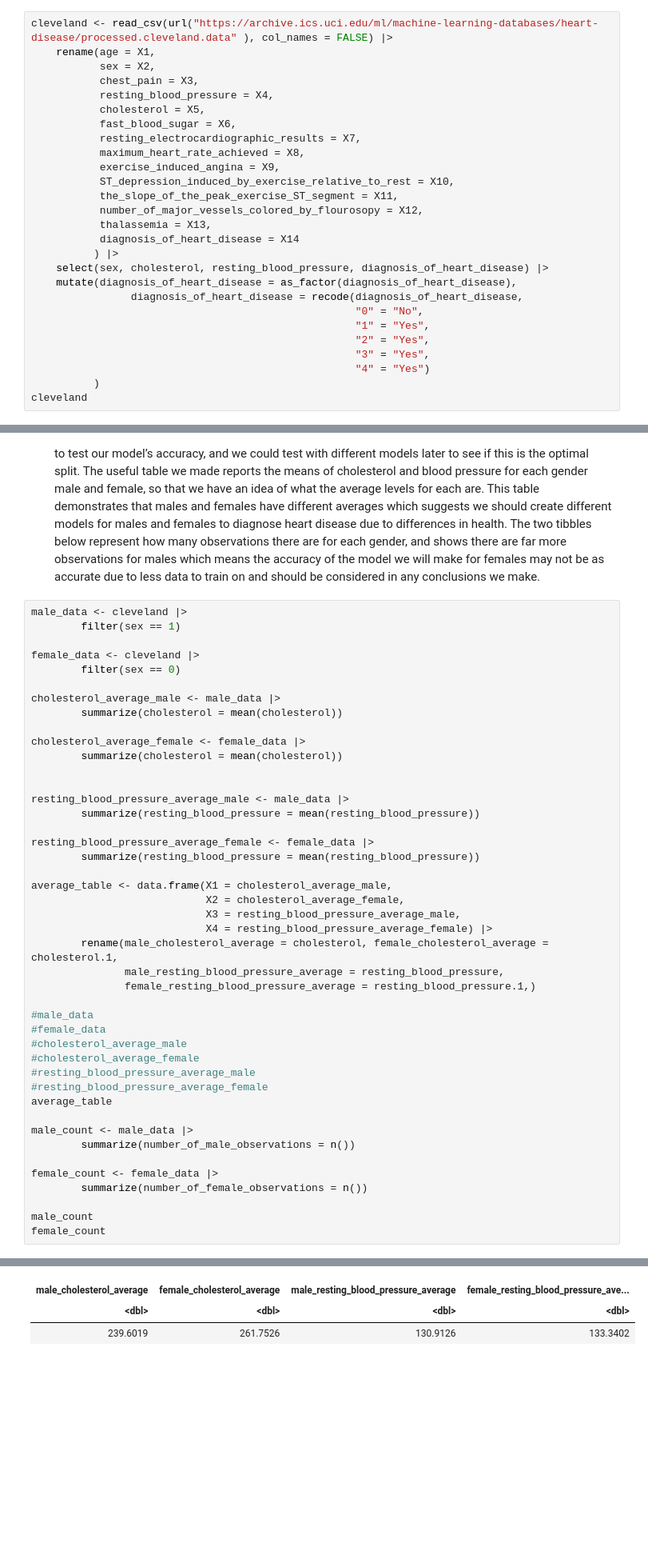
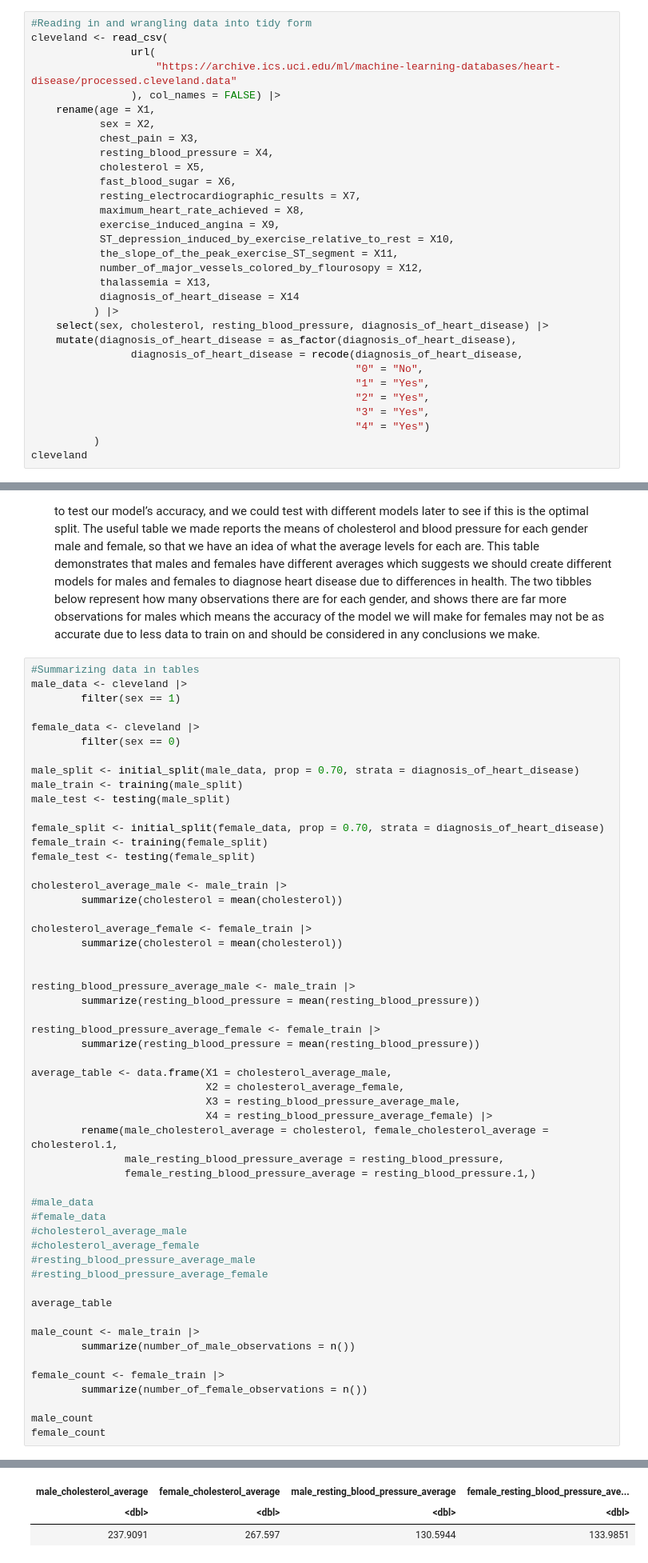
Before and after one commit to edwzou/DSCI-100-Project, a Jupyter notebook: Group 45.ipynb, the cells around one changed output, grey strips where cells are left out. Shown at 80% size. Saved outputs shown, nothing was run; the diff lists cells and outputs as text; blank space fills up the shorter version.

```diff
--- a/Group 45.ipynb
+++ b/Group 45.ipynb
@@ -52,7 +53,11 @@ options(repr.matrix.max.rows = 6)
 ✖ recipes::step()   masks stats::step()
 • Search for functions across packages at https://www.tidymodels.org/find/
 # %%
-cleveland <- read_csv(url("https://archive.ics.uci.edu/ml/machine-learning-databases/heart-disease/processed.cleveland.data" ), col_names = FALSE) |>
+#Reading in and wrangling data into tidy form
+cleveland <- read_csv(
+                url(
+                    "https://archive.ics.uci.edu/ml/machine-learning-databases/heart-disease/processed.cleveland.data"
+                ), col_names = FALSE) |>
     rename(age = X1,
            sex = X2,
            chest_pain = X3,
@@ -102,54 +107,64 @@ A tibble: 303 × 4
 
 - We split our data with a 70% training data and 30% testing data split, because we believe this would be a good split for initial observations that would have enough data to train a model on as well as enough data to test our model’s accuracy, and we could test with different models later to see if this is the optimal split. The useful table we made reports the means of cholesterol and blood pressure for each gender male and female, so that we have an idea of what the average levels for each are. This table demonstrates that males and females have different averages which suggests we should create different models for males and females to diagnose heart disease due to differences in health. The two tibbles below represent how many observations there are for each gender, and shows there are far more observations for males which means the accuracy of the model we will make for females may not be as accurate due to less data to train on and should be considered in any conclusions we make.
 # %%
+#Summarizing data in tables
 male_data <- cleveland |>
         filter(sex == 1)
 
 female_data <- cleveland |>
         filter(sex == 0)
 
-cholesterol_average_male <- male_data |>
+male_split <- initial_split(male_data, prop = 0.70, strata = diagnosis_of_heart_disease)
+male_train <- training(male_split)
+male_test <- testing(male_split)
+
+female_split <- initial_split(female_data, prop = 0.70, strata = diagnosis_of_heart_disease)
+female_train <- training(female_split)
+female_test <- testing(female_split)
+
+cholesterol_average_male <- male_train |>
         summarize(cholesterol = mean(cholesterol))
 
-cholesterol_average_female <- female_data |>
+cholesterol_average_female <- female_train |>
         summarize(cholesterol = mean(cholesterol))
 
 
-resting_blood_pressure_average_male <- male_data |>
+resting_blood_pressure_average_male <- male_train |>
         summarize(resting_blood_pressure = mean(resting_blood_pressure))
 
-resting_blood_pressure_average_female <- female_data |>
+resting_blood_pressure_average_female <- female_train |>
         summarize(resting_blood_pressure = mean(resting_blood_pressure))
 
 average_table <- data.frame(X1 = cholesterol_average_male,
                             X2 = cholesterol_average_female,
                             X3 = resting_blood_pressure_average_male,
                             X4 = resting_blood_pressure_average_female) |>
         rename(male_cholesterol_average = cholesterol, female_cholesterol_average = cholesterol.1,
                male_resting_blood_pressure_average = resting_blood_pressure,
                female_resting_blood_pressure_average = resting_blood_pressure.1,)
 
 #male_data
 #female_data
 #cholesterol_average_male
 #cholesterol_average_female
 #resting_blood_pressure_average_male
 #resting_blood_pressure_average_female
+
 average_table
 
-male_count <- male_data |>
+male_count <- male_train |>
         summarize(number_of_male_observations = n())
 
-female_count <- female_data |>
+female_count <- female_train |>
         summarize(number_of_female_observations = n())
 
 male_count
 female_count
 # %% [output]
 A data.frame: 1 × 4
 | male_cholesterol_average | female_cholesterol_average | male_resting_blood_pressure_average | female_resting_blood_pressure_ave... |
 | <dbl> | <dbl> | <dbl> | <dbl> |
-| 239.6019 | 261.7526 | 130.9126 | 133.3402 |
+| 237.9091 | 267.597 | 130.5944 | 133.9851 |
 A tibble: 1 × 1
 | number_of_male_observations |
 | <int> |
```
Also changed, not shown: parts of 5 cells of this notebook.
